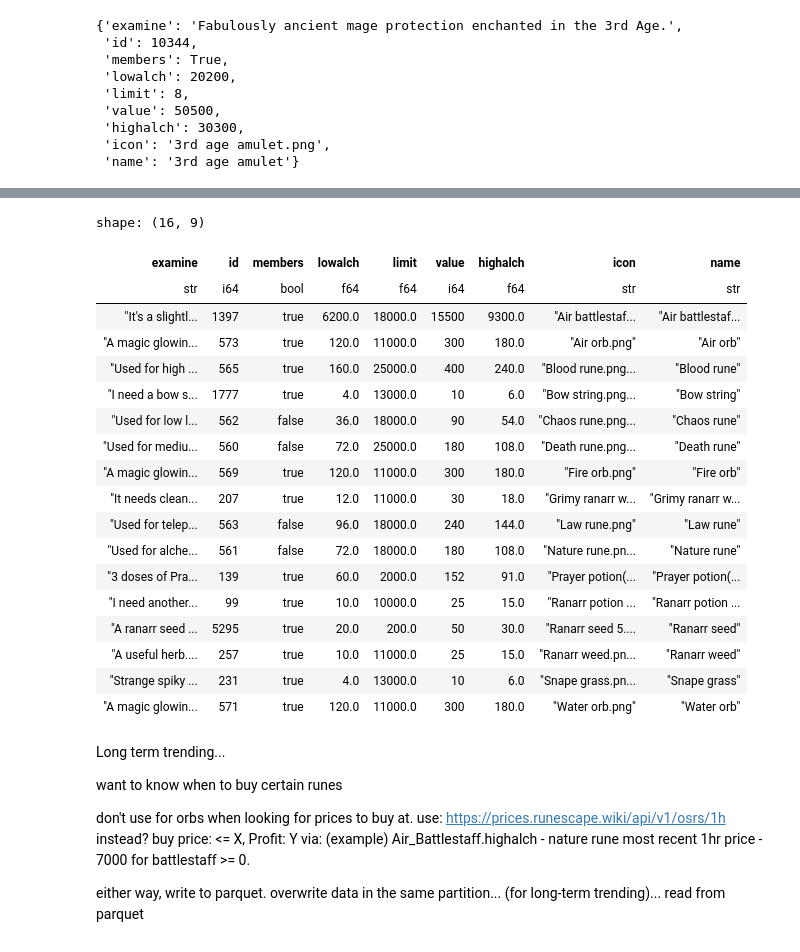
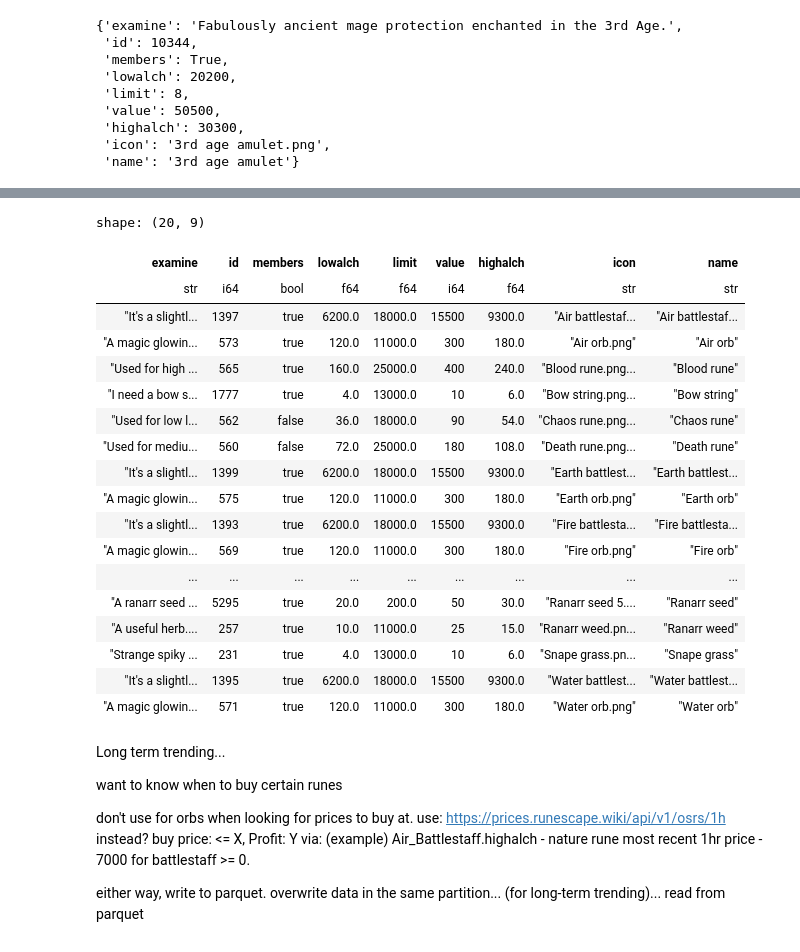
Before and after one commit to NikeNut/RS-price-analysis, a Jupyter notebook: RS_Pricing.ipynb, the cells around one changed output, grey strips where cells are left out. Drawn from its saved outputs; the diff is of its cells as text; code cells hidden in the pictures.

```diff
--- a/RS_Pricing.ipynb
+++ b/RS_Pricing.ipynb
@@ -62,31 +62,31 @@ shape: (3, 9)
 # %%
 osrs_item_ids = [
-    563, 562, 560, 565, 573, 569, 571, 1777, 5295, 257, 207, 99, 231, 139, 561
+    563, 562, 560, 565, 573, 569, 571, 1777, 5295, 257, 207, 99, 231, 139, 561, 575, 569, 571, 1515
 ]
 osrs_high_alch_item_ids = [
-    1397
+    1397, 1399, 1393, 1395, 855
 ]
 
 df_map.filter(pl.col('id').is_in((osrs_item_ids + osrs_high_alch_item_ids)))#.sample(3)
 # %% [output]
-shape: (16, 9)
+shape: (20, 9)
 | examine | id | members | lowalch | limit | value | highalch | icon | name |
 | str | i64 | bool | f64 | f64 | i64 | f64 | str | str |
 | "It's a slightl... | 1397 | true | 6200.0 | 18000.0 | 15500 | 9300.0 | "Air battlestaf... | "Air battlestaf... |
 | "A magic glowin... | 573 | true | 120.0 | 11000.0 | 300 | 180.0 | "Air orb.png" | "Air orb" |
 | "Used for high ... | 565 | true | 160.0 | 25000.0 | 400 | 240.0 | "Blood rune.png... | "Blood rune" |
 | "I need a bow s... | 1777 | true | 4.0 | 13000.0 | 10 | 6.0 | "Bow string.png... | "Bow string" |
 | "Used for low l... | 562 | false | 36.0 | 18000.0 | 90 | 54.0 | "Chaos rune.png... | "Chaos rune" |
 | "Used for mediu... | 560 | false | 72.0 | 25000.0 | 180 | 108.0 | "Death rune.png... | "Death rune" |
+| "It's a slightl... | 1399 | true | 6200.0 | 18000.0 | 15500 | 9300.0 | "Earth battlest... | "Earth battlest... |
+| "A magic glowin... | 575 | true | 120.0 | 11000.0 | 300 | 180.0 | "Earth orb.png" | "Earth orb" |
+| "It's a slightl... | 1393 | true | 6200.0 | 18000.0 | 15500 | 9300.0 | "Fire battlesta... | "Fire battlesta... |
 | "A magic glowin... | 569 | true | 120.0 | 11000.0 | 300 | 180.0 | "Fire orb.png" | "Fire orb" |
-| "It needs clean... | 207 | true | 12.0 | 11000.0 | 30 | 18.0 | "Grimy ranarr w... | "Grimy ranarr w... |
-| "Used for telep... | 563 | false | 96.0 | 18000.0 | 240 | 144.0 | "Law rune.png" | "Law rune" |
-| "Used for alche... | 561 | false | 72.0 | 18000.0 | 180 | 108.0 | "Nature rune.pn... | "Nature rune" |
-| "3 doses of Pra... | 139 | true | 60.0 | 2000.0 | 152 | 91.0 | "Prayer potion(... | "Prayer potion(... |
-| "I need another... | 99 | true | 10.0 | 10000.0 | 25 | 15.0 | "Ranarr potion ... | "Ranarr potion ... |
+| ... | ... | ... | ... | ... | ... | ... | ... | ... |
 | "A ranarr seed ... | 5295 | true | 20.0 | 200.0 | 50 | 30.0 | "Ranarr seed 5.... | "Ranarr seed" |
 | "A useful herb.... | 257 | true | 10.0 | 11000.0 | 25 | 15.0 | "Ranarr weed.pn... | "Ranarr weed" |
 | "Strange spiky ... | 231 | true | 4.0 | 13000.0 | 10 | 6.0 | "Snape grass.pn... | "Snape grass" |
+| "It's a slightl... | 1395 | true | 6200.0 | 18000.0 | 15500 | 9300.0 | "Water battlest... | "Water battlest... |
 | "A magic glowin... | 571 | true | 120.0 | 11000.0 | 300 | 180.0 | "Water orb.png" | "Water orb" |
 # %% [markdown]
 Long term trending...
```
Also changed, not shown: parts of 12 cells of this notebook.
